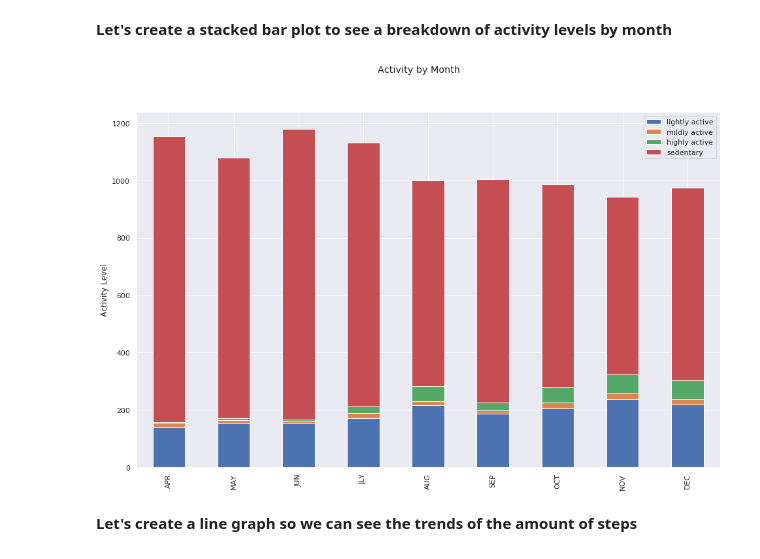
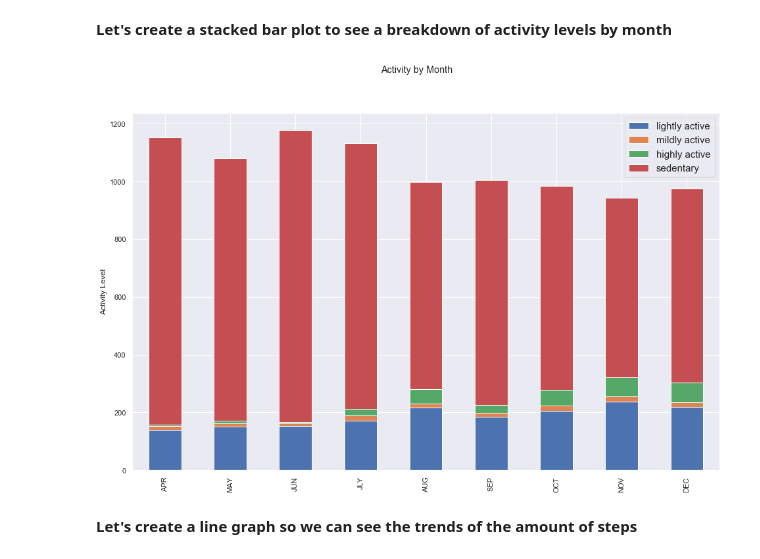
Before and after one commit to time-series-101-eric-norrick/tsa-fitbit, a Jupyter notebook: TimeSeries_Project.ipynb, the cells around one changed output. Saved outputs shown, nothing was run; the diff lists cells and outputs as text; code cells hidden in the pictures.

```diff
--- a/TimeSeries_Project.ipynb
+++ b/TimeSeries_Project.ipynb
@@ -277,15 +277,20 @@ df.loc[df['month_named'] == '11','month_named'] = 'NOV'
 df.loc[df['month_named'] == '12','month_named'] = 'DEC'
 # %%
 sns.set()
-df[['mins_active_light','mins_active_med','mins_active_high','mins_sedentary']].sort_index().rename(columns={'mins_active_light':'lightly active','mins_active_med':'mildly active','mins_active_high':'highly active','mins_sedentary':'sedentary'}).groupby(df.month_named,sort=False).mean().plot(kind='bar',stacked=True, figsize = (16,10))
-plt.title('')
+df[['mins_active_light','mins_active_med','mins_active_high','mins_sedentary']]\
+    .sort_index()\
+    .rename(columns={'mins_active_light':'lightly active','mins_active_med':'mildly active','mins_active_high':'highly active','mins_sedentary':'sedentary'})\
+    .groupby(df.month_named,sort=False).mean()\
+    .plot(kind='bar',stacked=True, figsize = (16,10))
+
 plt.suptitle('Activity by Month')
 plt.ylabel('Activity Level')
 plt.xlabel('')
+plt.legend(prop={'size': 15})
 
 df.drop(columns='month_named',inplace=True)
 # %% [output]
-[figure, old version]
+[figure, new version]
 # %% [markdown]
 **Let's create a line graph so we can see the trends of the amount of steps**
 # %%
```
Also changed, not shown: parts of 9 cells of this notebook.
